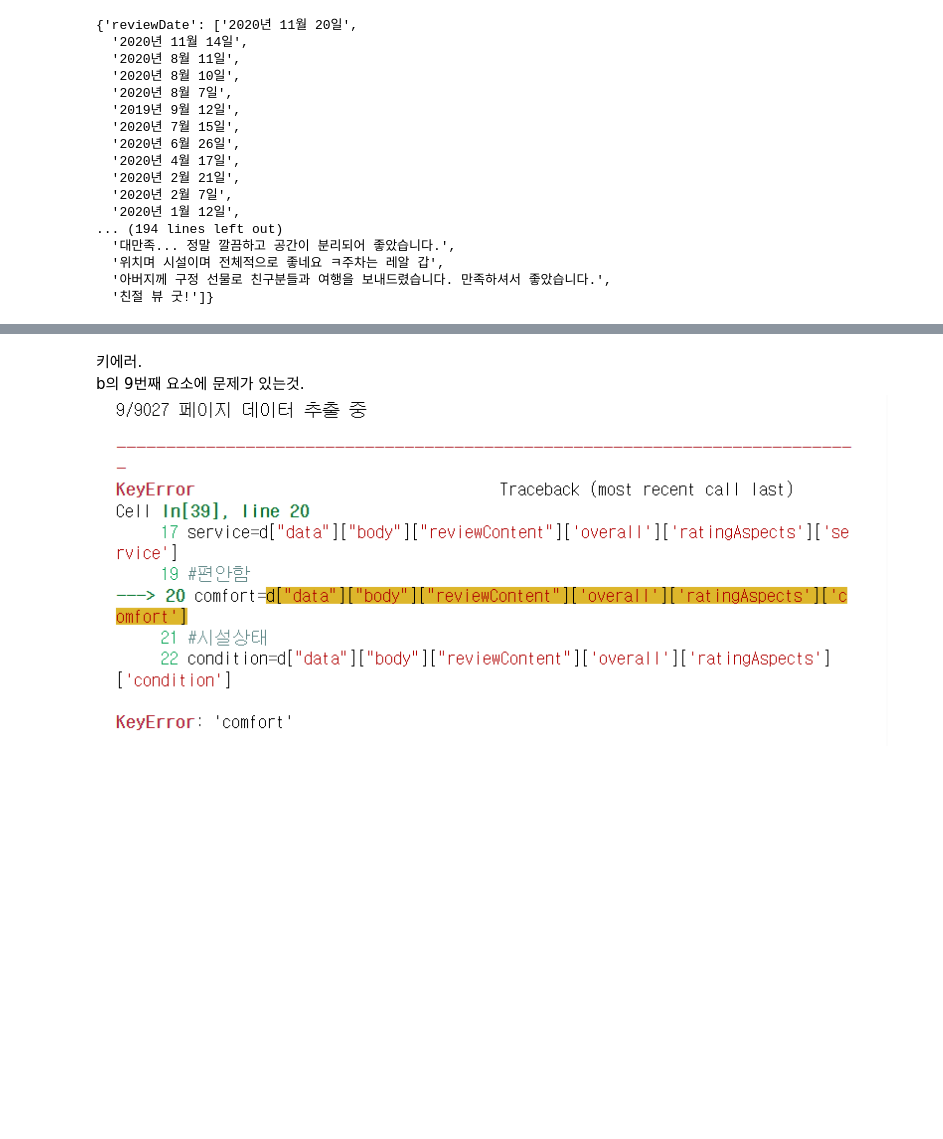
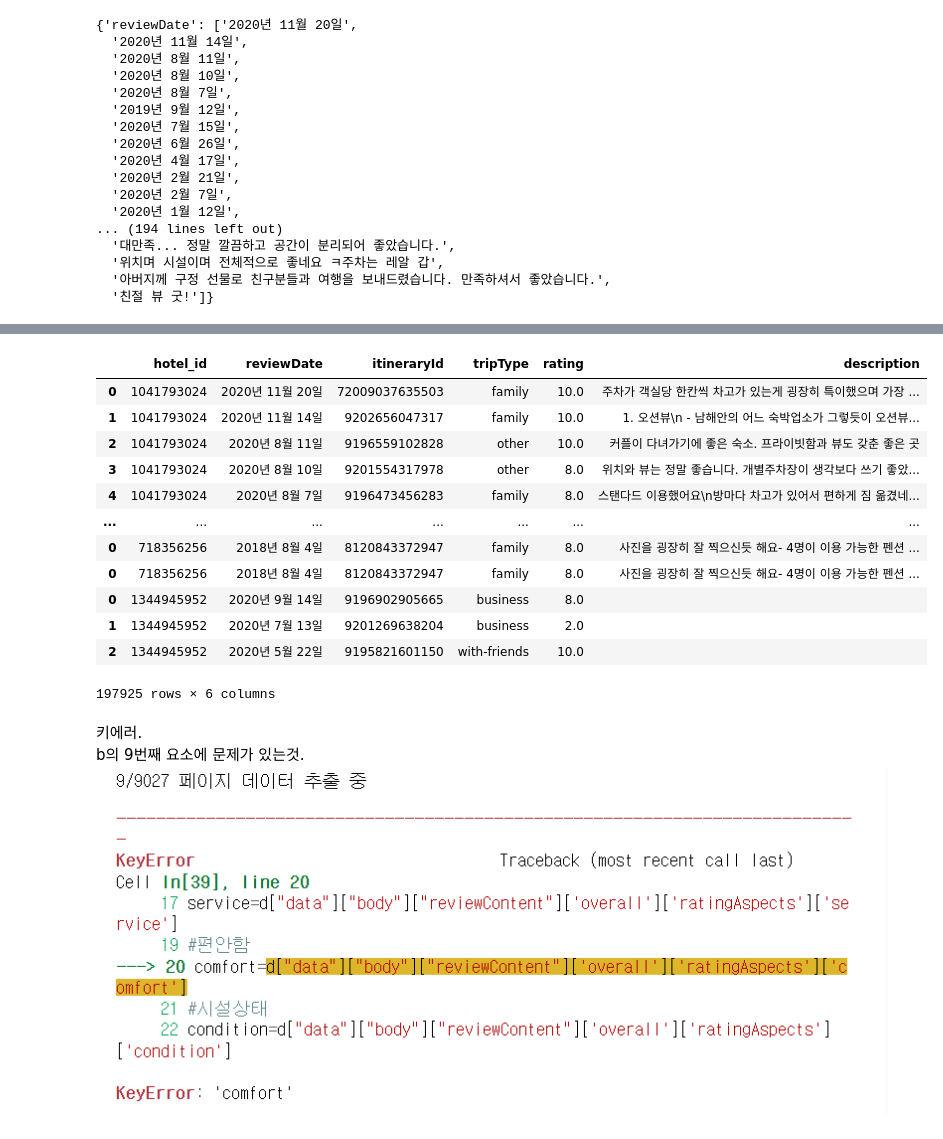
Before and after one commit to y25p/fintech_yeop, a Jupyter notebook: 03python/14JSON_언패킹_호텔스닷컴_2-2.ipynb, the cells around one changed output, grey strips where cells are left out. Drawn from its saved outputs; the diff is of its cells as text; code cells hidden in the pictures; blank space fills up the shorter version.

```diff
--- a/03python/14JSON_언패킹_호텔스닷컴_2-2.ipynb
+++ b/03python/14JSON_언패킹_호텔스닷컴_2-2.ipynb
@@ -155,0 +134,14 @@ c_df
+# %%
+# all_reviews에 담은 틀을 반복문 -> 자료범위가 전체되도록.
+
+for idx, hotel in enumerate(b):
+    print(f"{idx}/{len(b)-1} 페이지 추출중", end="\r")
+    hotel_id=hotel["data"]["body"]["pdpHeader"]['hotelId']
+    try:
+
+
+key_list=['itineraryId', 'tripType', 'reviewDate', 'rating', 'description']
+all_reviews={}
+for key in key_list:
+    for review in reviews:
+        all_reviews.setdefault(key,[]).append(review[key])
@@ -237,0 +252,25 @@ c
+# %%
+all_reviews_list=[]
+for idx, hotel in enumerate(b):
+    print(f"{idx}/{len}(b) 페이지 데이터 추출중", end="\r")
+    hotel_id=hotel['data']['body']['pdpHeader']['hotelId']
+
+    try:
+        reviews=hotel['data']['body']['reviewContent']['reviews']['hermes']['groups'][0]['items']
+    except Exception as e:
+        print(e)
+        print(f"{idx}페이지에 수집할 리뷰가 없습니다", end="\n\n")
+
+    key_list=['reviewDate','itineraryId','tripType','rating','description']
+    all_reviews={}
+    all_reviews['hotel_id']=hotel_id
+
+    for key in key_list:
+        for review in reviews[:2]:
+            all_reviews.setdefault(key,[]).append(review[key])
+
+    all_reviews_df=pd.DataFrame(all_reviews)
+    all_reviews_list.append(all_reviews_df)
+
+    # all_reviews_list[0] #  [0]에만 한국어 후기가 들어있음
+# 잘들어오니까 이제 데이터프레임만 나오도록 실행
@@ -238,3 +304,20 @@ c
+# %%
+all_reviews_df=pd.concat(all_reviews_list)
+all_reviews_df
+# %% [output]
+|  | hotel_id | reviewDate | itineraryId | tripType | rating | description |
+| 0 | 1041793024 | 2020년 11월 20일 | 72009037635503 | family | 10.0 | 주차가 객실당 한칸씩 차고가 있는게 굉장히 특이했으며 가장 ... |
+| 1 | 1041793024 | 2020년 11월 14일 | 9202656047317 | family | 10.0 | 1. 오션뷰\n - 남해안의 어느 숙박업소가 그렇듯이 오션뷰... |
+| 2 | 1041793024 | 2020년 8월 11일 | 9196559102828 | other | 10.0 | 커플이 다녀가기에 좋은 숙소. 프라이빗함과 뷰도 갖춘 좋은 곳 |
+| 3 | 1041793024 | 2020년 8월 10일 | 9201554317978 | other | 8.0 | 위치와 뷰는 정말 좋습니다. 개별주차장이 생각보다 쓰기 좋았... |
+| 4 | 1041793024 | 2020년 8월 7일 | 9196473456283 | family | 8.0 | 스탠다드 이용했어요\n방마다 차고가 있어서 편하게 짐 옮겼네... |
+| ... | ... | ... | ... | ... | ... | ... |
+| 0 | 718356256 | 2018년 8월 4일 | 8120843372947 | family | 8.0 | 사진을 굉장히 잘 찍으신듯 해요- 4명이 이용 가능한 펜션 ... |
+| 0 | 718356256 | 2018년 8월 4일 | 8120843372947 | family | 8.0 | 사진을 굉장히 잘 찍으신듯 해요- 4명이 이용 가능한 펜션 ... |
+| 0 | 1344945952 | 2020년 9월 14일 | 9196902905665 | business | 8.0 |  |
+| 1 | 1344945952 | 2020년 7월 13일 | 9201269638204 | business | 2.0 |  |
+| 2 | 1344945952 | 2020년 5월 22일 | 9195821601150 | with-friends | 10.0 |  |
+197925 rows × 6 columns
 # %% [markdown]
 키에러.<br>
 b의 9번째 요소에 문제가 있는것.
```
Also changed, not shown: parts of 19 cells of this notebook, 5 other files.
